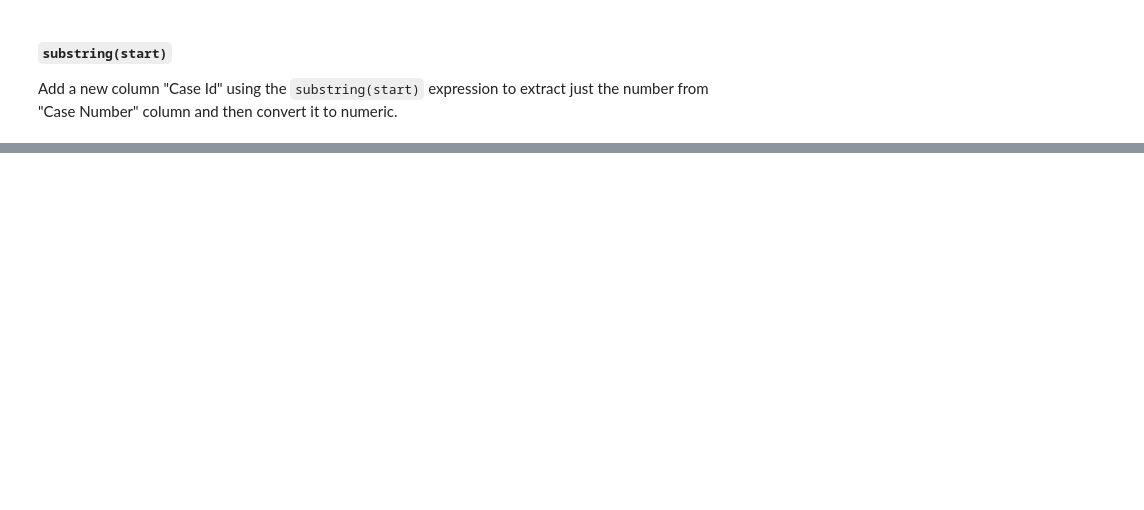
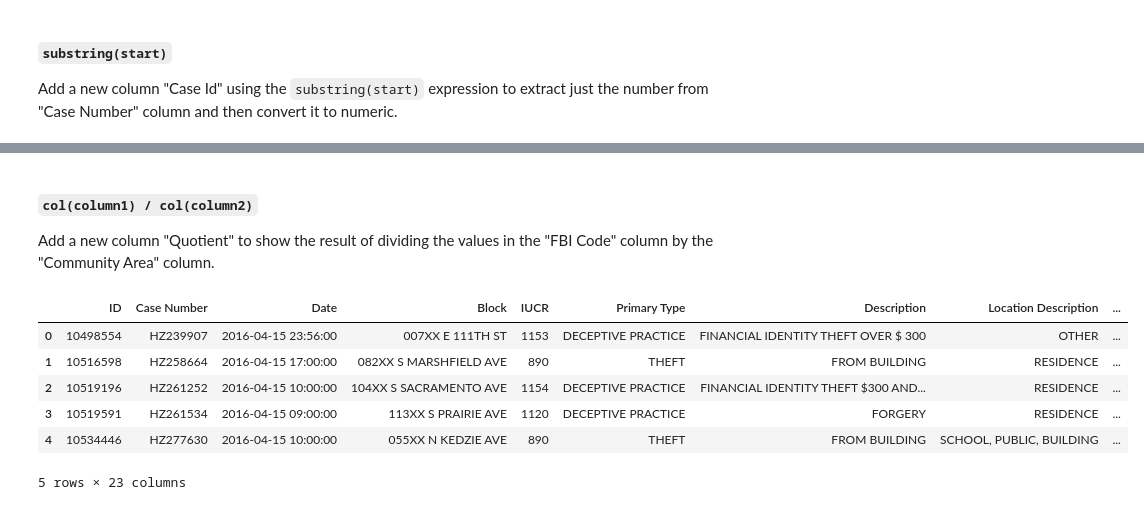
Before and after one commit to Bhaskers-Blu-Org2/AMLDataPrepDocs, a Jupyter notebook: how-to-guides/add-column-using-expression.ipynb, the cells around one changed output, grey strips where cells are left out. Saved outputs shown, nothing was run; the diff lists cells and outputs as text; code cells hidden in the pictures; blank space fills up the shorter version.

```diff
--- a/how-to-guides/add-column-using-expression.ipynb
+++ b/how-to-guides/add-column-using-expression.ipynb
@@ -69,0 +102,16 @@ dflow_total.head(5)
+# %% [markdown]
+#### `col(column1) / col(column2)`
+Add a new column "Quotient" to show the result of dividing the values in the "FBI Code" column by the "Community Area" column.
+# %%
+dflow_div = dflow.add_column(new_column_name='Quotient',
+                             prior_column='FBI Code',
+                             expression=dflow['Community Area']/dflow['FBI Code'])
+dflow_div.head(5)
+# %% [output]
+|  | ID | Case Number | Date | Block | IUCR | Primary Type | Description | Location Description | ... |
+| 0 | 10498554 | HZ239907 | 2016-04-15 23:56:00 | 007XX E 111TH ST | 1153 | DECEPTIVE PRACTICE | FINANCIAL IDENTITY THEFT OVER $ 300 | OTHER | ... |
+| 1 | 10516598 | HZ258664 | 2016-04-15 17:00:00 | 082XX S MARSHFIELD AVE | 890 | THEFT | FROM BUILDING | RESIDENCE | ... |
+| 2 | 10519196 | HZ261252 | 2016-04-15 10:00:00 | 104XX S SACRAMENTO AVE | 1154 | DECEPTIVE PRACTICE | FINANCIAL IDENTITY THEFT $300 AND... | RESIDENCE | ... |
+| 3 | 10519591 | HZ261534 | 2016-04-15 09:00:00 | 113XX S PRAIRIE AVE | 1120 | DECEPTIVE PRACTICE | FORGERY | RESIDENCE | ... |
+| 4 | 10534446 | HZ277630 | 2016-04-15 10:00:00 | 055XX N KEDZIE AVE | 890 | THEFT | FROM BUILDING | SCHOOL, PUBLIC, BUILDING | ... |
+5 rows × 23 columns
```
Also changed, not shown: parts of 11 cells of this notebook, 21 other files.
